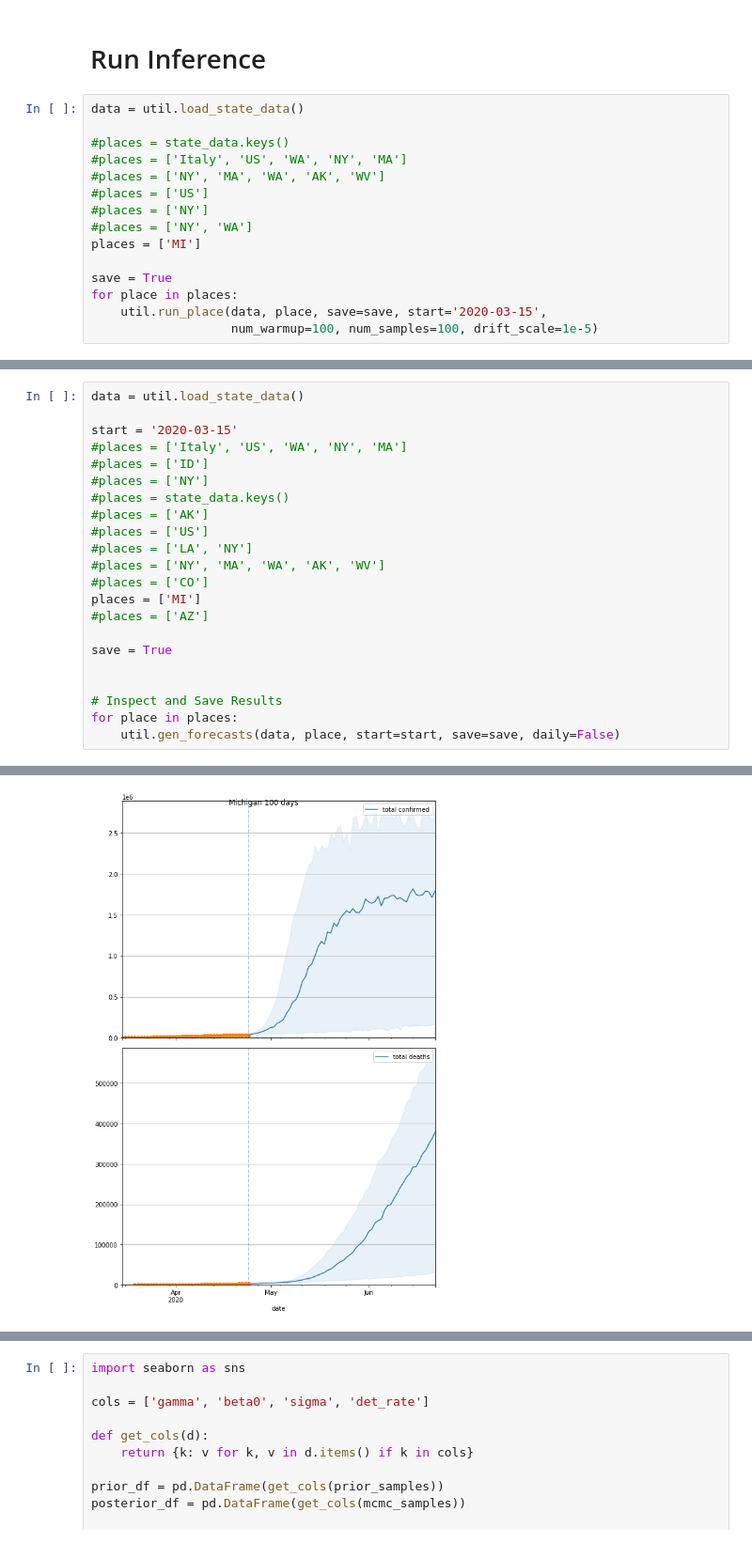
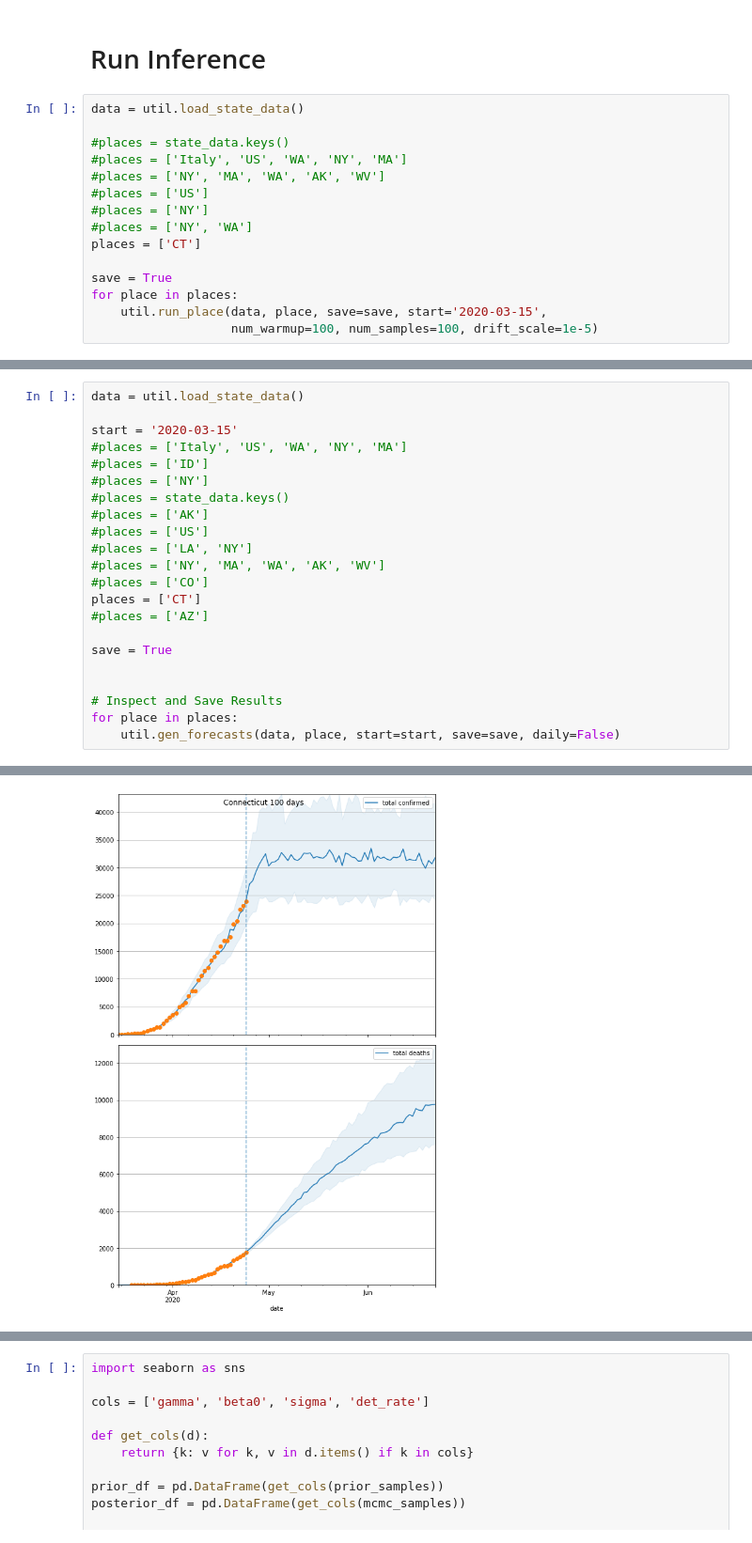
Before and after one commit to dsheldon/covid, a Jupyter notebook: SIR.ipynb, the cells around one changed output, grey strips where cells are left out. Shown at 94% size. Saved outputs shown, nothing was run; the diff lists cells and outputs as text.

```diff
--- a/SIR.ipynb
+++ b/SIR.ipynb
@@ -43,7 +43,7 @@ data = util.load_state_data()
 #places = ['US']
 #places = ['NY']
 #places = ['NY', 'WA']
-places = ['MI']
+places = ['CT']
 
 save = True
 for place in places:
@@ -65,7 +82,7 @@ start = '2020-03-15'
 #places = ['LA', 'NY']
 #places = ['NY', 'MA', 'WA', 'AK', 'WV']
 #places = ['CO']
-places = ['MI']
+places = ['CT']
 #places = ['AZ']
 
 save = True
@@ -82 +99 @@ for place in places:
-[figure, old version]
+[figure, new version]
```
Also changed, not shown: parts of 2 cells of this notebook, 1 other file.
